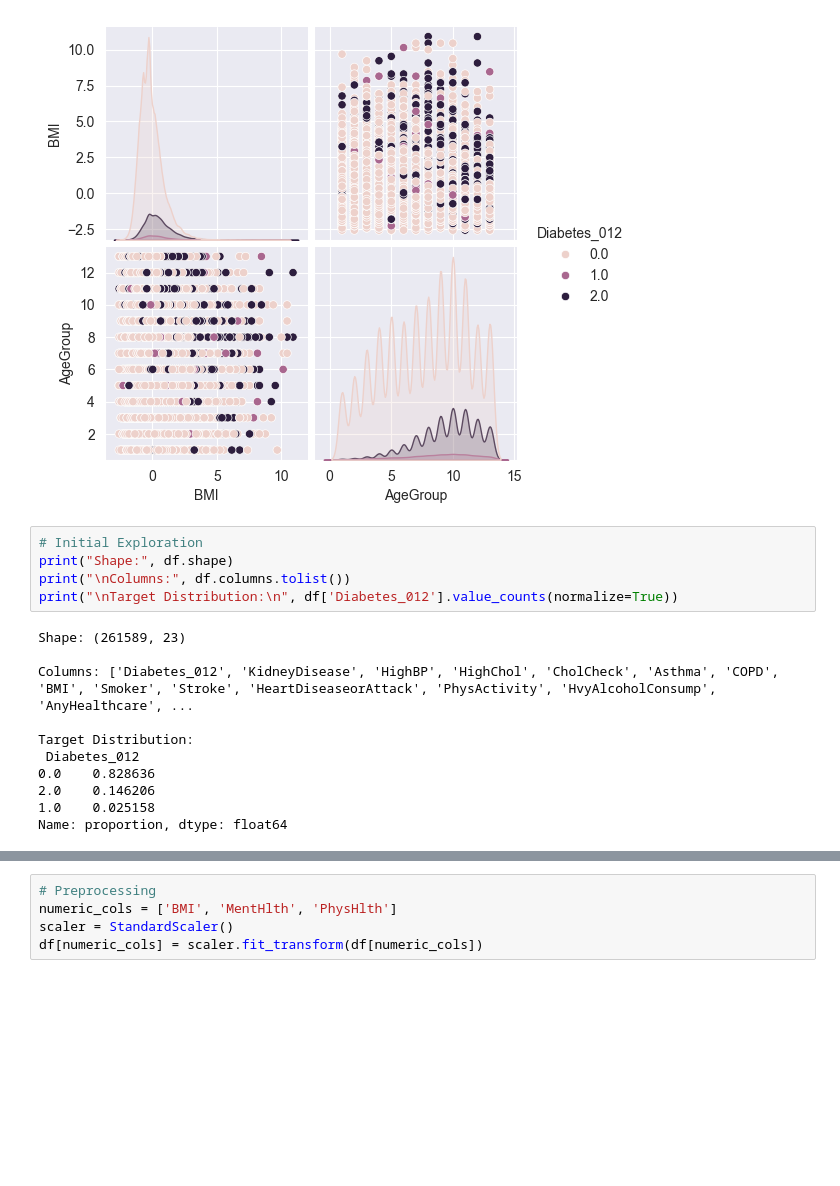
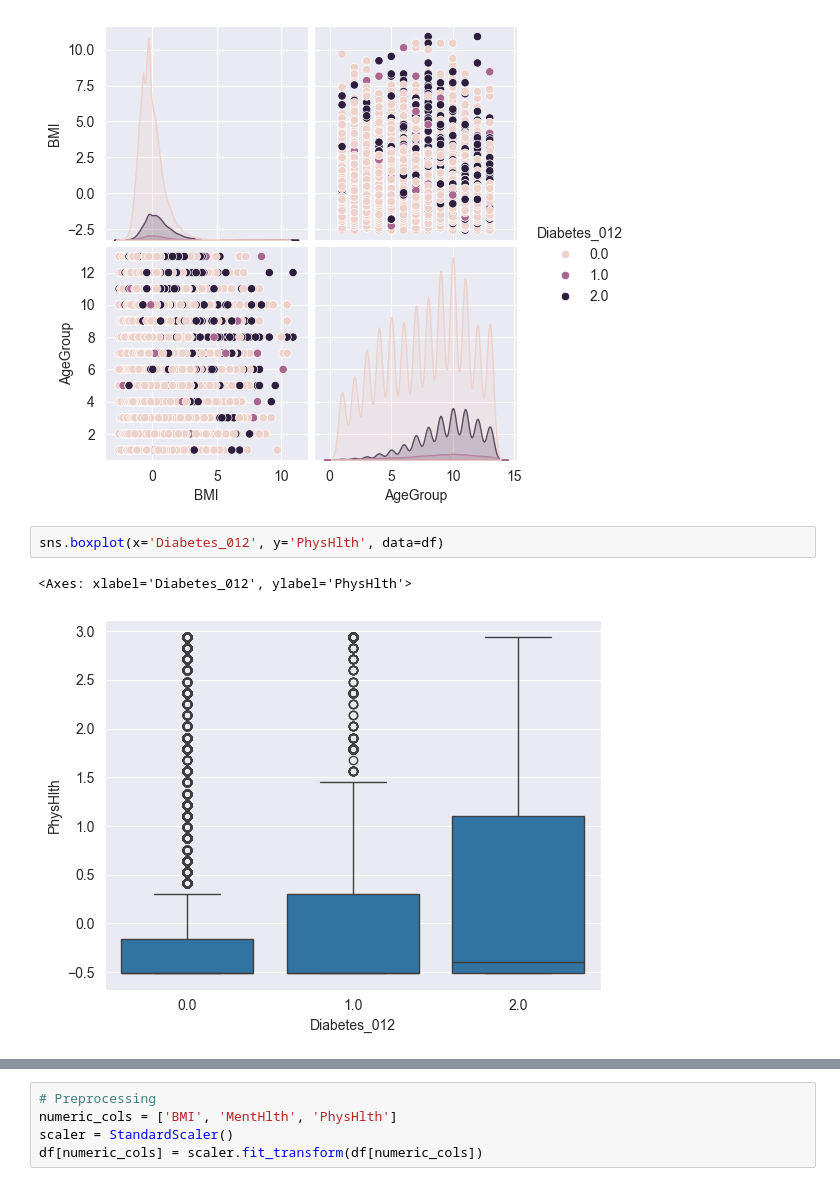
Before and after one commit to HasithaErandika/HealthIntel, a Jupyter notebook: notebooks/01_EDA.ipynb, the cells around one changed output, grey strips where cells are left out. Drawn from its saved outputs; the diff is of its cells as text; blank space fills up the shorter version.

Commit message:
feat: update exploratory data analysis in notebook with summary statistics and visualizations

```diff
--- a/notebooks/01_EDA.ipynb
+++ b/notebooks/01_EDA.ipynb
@@ -60,19 +57,8 @@ sns.pairplot(df[['BMI', 'AgeGroup', 'Diabetes_012']], hue='Diabetes_012')
 # %% [output]
 <seaborn.axisgrid.PairGrid at 0x...>
 [figure]
-# %%
-# Initial Exploration
-print("Shape:", df.shape)
-print("\nColumns:", df.columns.tolist())
-print("\nTarget Distribution:\n", df['Diabetes_012'].value_counts(normalize=True))
-# %% [output]
-Shape: (261589, 23)
-
-Columns: ['Diabetes_012', 'KidneyDisease', 'HighBP', 'HighChol', 'CholCheck', 'Asthma', 'COPD', 'BMI', 'Smoker', 'Stroke', 'HeartDiseaseorAttack', 'PhysActivity', 'HvyAlcoholConsump', 'AnyHealthcare', ...
-
-Target Distribution:
- Diabetes_012
-0.0    0.828636
-2.0    0.146206
-1.0    0.025158
-Name: proportion, dtype: float64
+# %%
+sns.boxplot(x='Diabetes_012', y='PhysHlth', data=df)
+# %% [output]
+<Axes: xlabel='Diabetes_012', ylabel='PhysHlth'>
+[figure, added]
```
Also changed, not shown: parts of 3 cells of this notebook.
